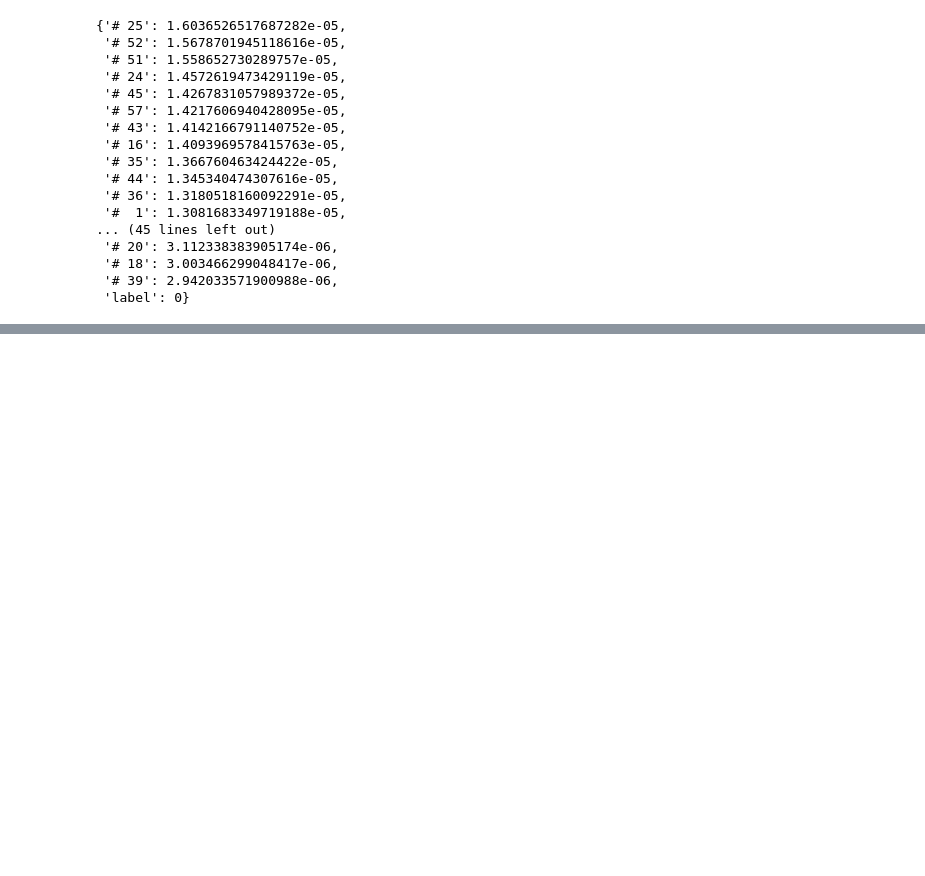
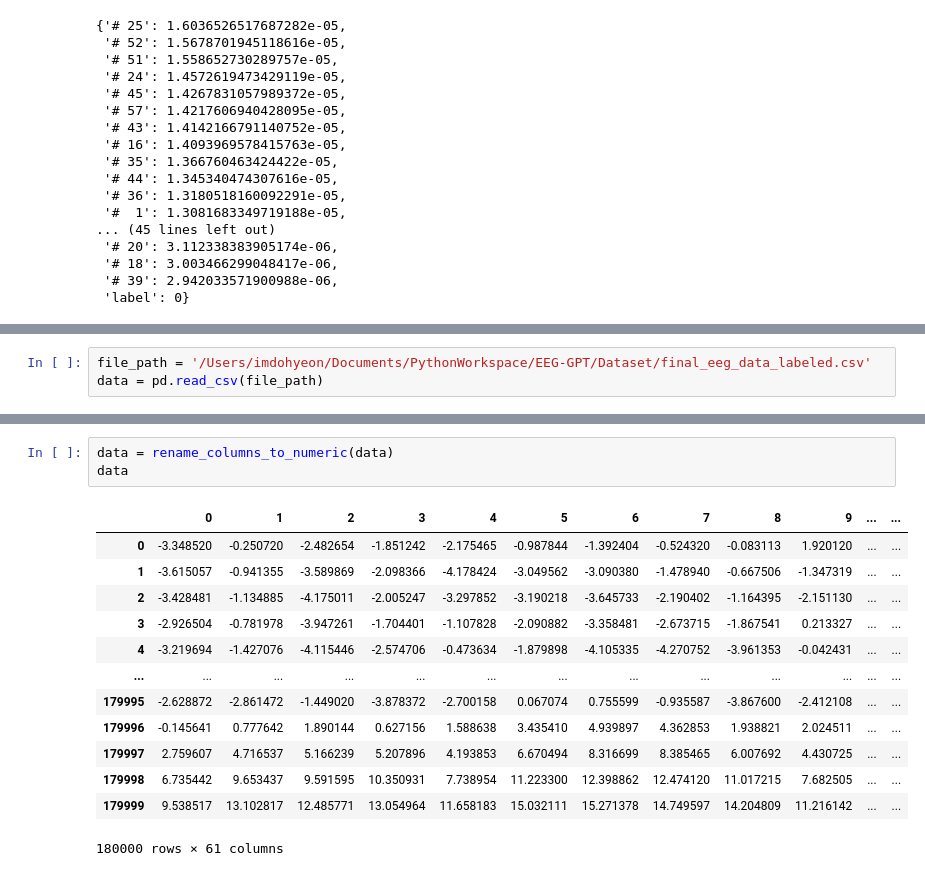
Before and after one commit to LimDoHyeon/EEG-LLM, a Jupyter notebook: preprocessing/[test]feature_extraction_and_fisher_ratio.ipynb, the cells around one changed output, grey strips where cells are left out. Saved outputs shown, nothing was run; the diff lists cells and outputs as text; blank space fills up the shorter version.

```diff
--- a/preprocessing/[test]feature_extraction_and_fisher_ratio.ipynb
+++ b/preprocessing/[test]feature_extraction_and_fisher_ratio.ipynb
@@ -109,0 +115,3 @@ sorted_fisher_ratios
+# %%
+file_path = '/Users/imdohyeon/Documents/PythonWorkspace/EEG-GPT/Dataset/final_eeg_data_labeled.csv'
+data = pd.read_csv(file_path)
@@ -109,0 +198,17 @@ sorted_fisher_ratios
+# %%
+data = rename_columns_to_numeric(data)
+data
+# %% [output]
+|  | 0 | 1 | 2 | 3 | 4 | 5 | 6 | 7 | 8 | 9 | ... | ... |
+| 0 | -3.348520 | -0.250720 | -2.482654 | -1.851242 | -2.175465 | -0.987844 | -1.392404 | -0.524320 | -0.083113 | 1.920120 | ... | ... |
+| 1 | -3.615057 | -0.941355 | -3.589869 | -2.098366 | -4.178424 | -3.049562 | -3.090380 | -1.478940 | -0.667506 | -1.347319 | ... | ... |
+| 2 | -3.428481 | -1.134885 | -4.175011 | -2.005247 | -3.297852 | -3.190218 | -3.645733 | -2.190402 | -1.164395 | -2.151130 | ... | ... |
+| 3 | -2.926504 | -0.781978 | -3.947261 | -1.704401 | -1.107828 | -2.090882 | -3.358481 | -2.673715 | -1.867541 | 0.213327 | ... | ... |
+| 4 | -3.219694 | -1.427076 | -4.115446 | -2.574706 | -0.473634 | -1.879898 | -4.105335 | -4.270752 | -3.961353 | -0.042431 | ... | ... |
+| ... | ... | ... | ... | ... | ... | ... | ... | ... | ... | ... | ... | ... |
+| 179995 | -2.628872 | -2.861472 | -1.449020 | -3.878372 | -2.700158 | 0.067074 | 0.755599 | -0.935587 | -3.867600 | -2.412108 | ... | ... |
+| 179996 | -0.145641 | 0.777642 | 1.890144 | 0.627156 | 1.588638 | 3.435410 | 4.939897 | 4.362853 | 1.938821 | 2.024511 | ... | ... |
+| 179997 | 2.759607 | 4.716537 | 5.166239 | 5.207896 | 4.193853 | 6.670494 | 8.316699 | 8.385465 | 6.007692 | 4.430725 | ... | ... |
+| 179998 | 6.735442 | 9.653437 | 9.591595 | 10.350931 | 7.738954 | 11.223300 | 12.398862 | 12.474120 | 11.017215 | 7.682505 | ... | ... |
+| 179999 | 9.538517 | 13.102817 | 12.485771 | 13.054964 | 11.658183 | 15.032111 | 15.271378 | 14.749597 | 14.204809 | 11.216142 | ... | ... |
+180000 rows × 61 columns
```
Also changed, not shown: parts of 9 cells of this notebook.
